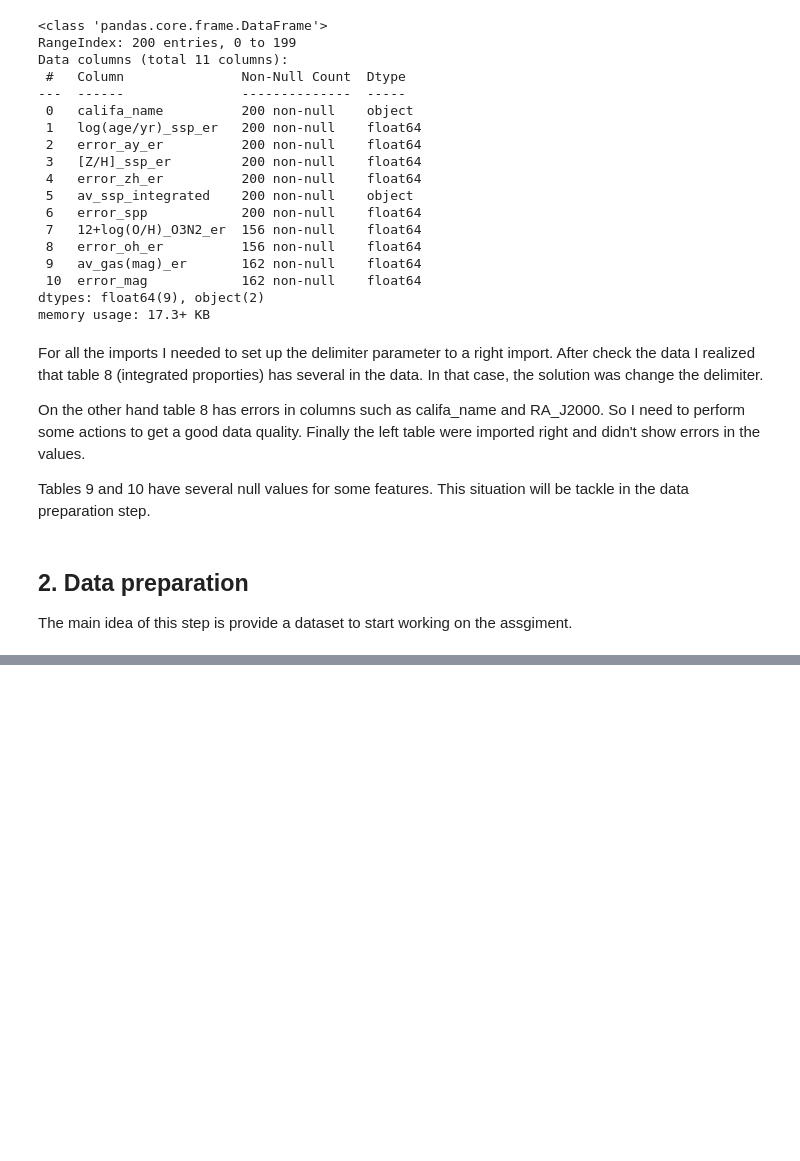
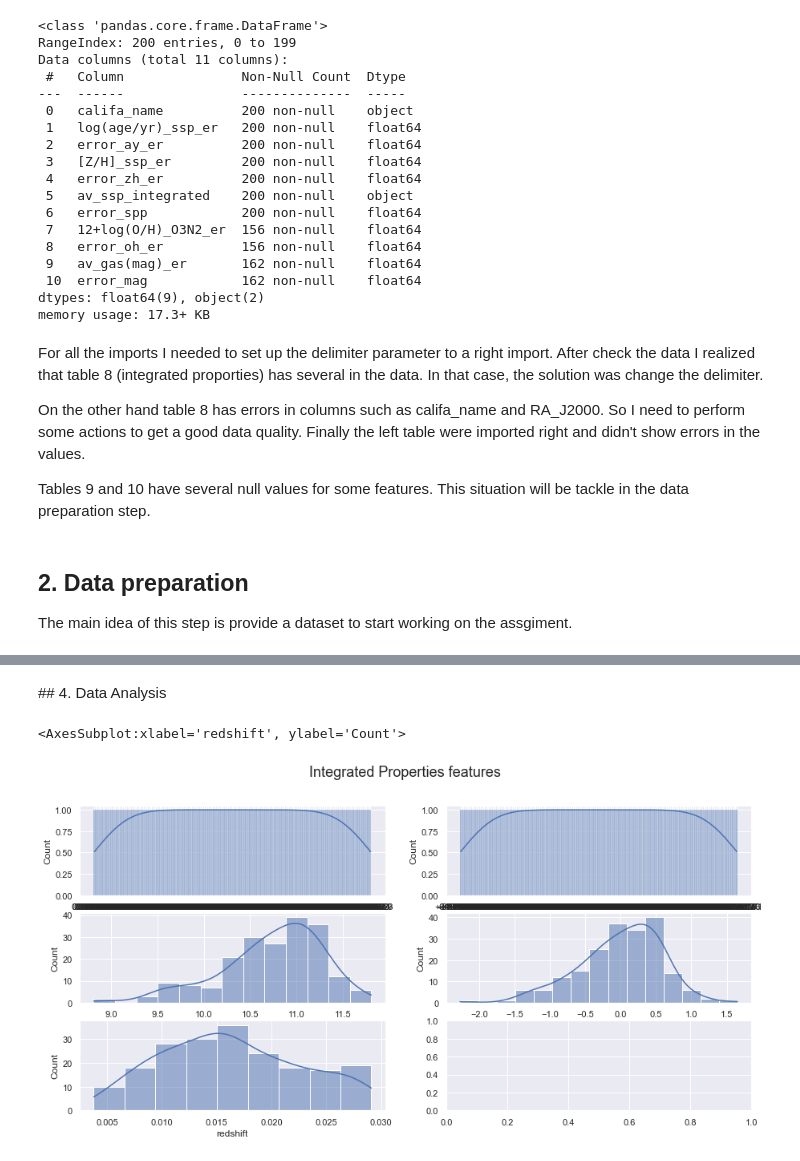
Before and after one commit to nestornav/astroestadistica_2022, a Jupyter notebook: notebooks/pipe3d_data_analysis.ipynb, the cells around one changed output, grey strips where cells are left out. Drawn from its saved outputs; the diff is of its cells as text; code cells hidden in the pictures; blank space fills up the shorter version.

Commit message:
first plot interaction

```diff
--- a/notebooks/pipe3d_data_analysis.ipynb
+++ b/notebooks/pipe3d_data_analysis.ipynb
@@ -168,0 +205,2 @@ df_tab_8.head()
+# %%
+merged = df_tab_8.merge(df_tab_9, on='califa_name', how='left').merge(df_tab_10, on='califa_name', how='left')
@@ -168,0 +225,15 @@ df_tab_8.head()
+# %% [markdown]
+## 4. Data Analysis
+# %%
+sns.set()
+fig, axs = plt.subplots(nrows=3, ncols=2, figsize=(15, 7))
+fig.suptitle('Integrated Properties features', fontsize=18)
+
+sns.histplot(data=merged, x='ra_J2000', kde=True, ax=axs[0,0])
+sns.histplot(data=merged, x='dec_J200', kde=True, ax=axs[0,1])
+sns.histplot(data=merged, x='log(Mass/Msun)_ip', kde=True, ax=axs[1,0])
+sns.histplot(data=merged, x='log(SFR/Msun/yr)_ip', kde=True, ax=axs[1,1])
+sns.histplot(data=merged, x='redshift', kde=True, ax=axs[2,0])
+# %% [output]
+<AxesSubplot:xlabel='redshift', ylabel='Count'>
+[figure, added]
```
Also changed, not shown: parts of 15 cells of this notebook.
